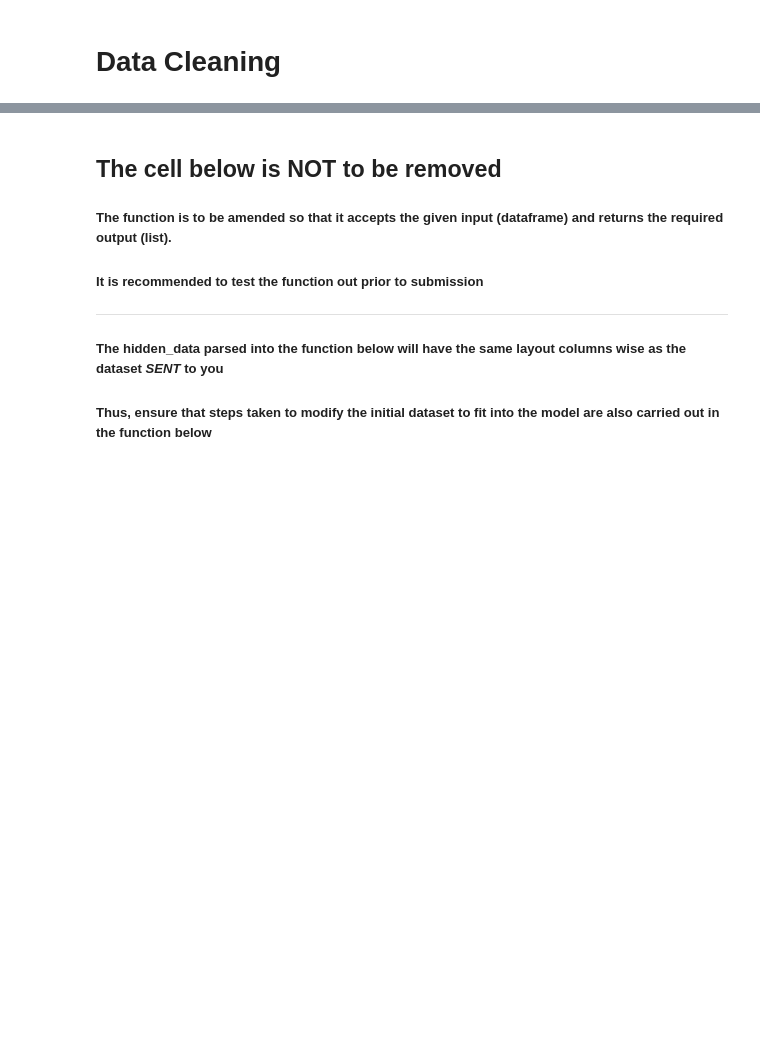
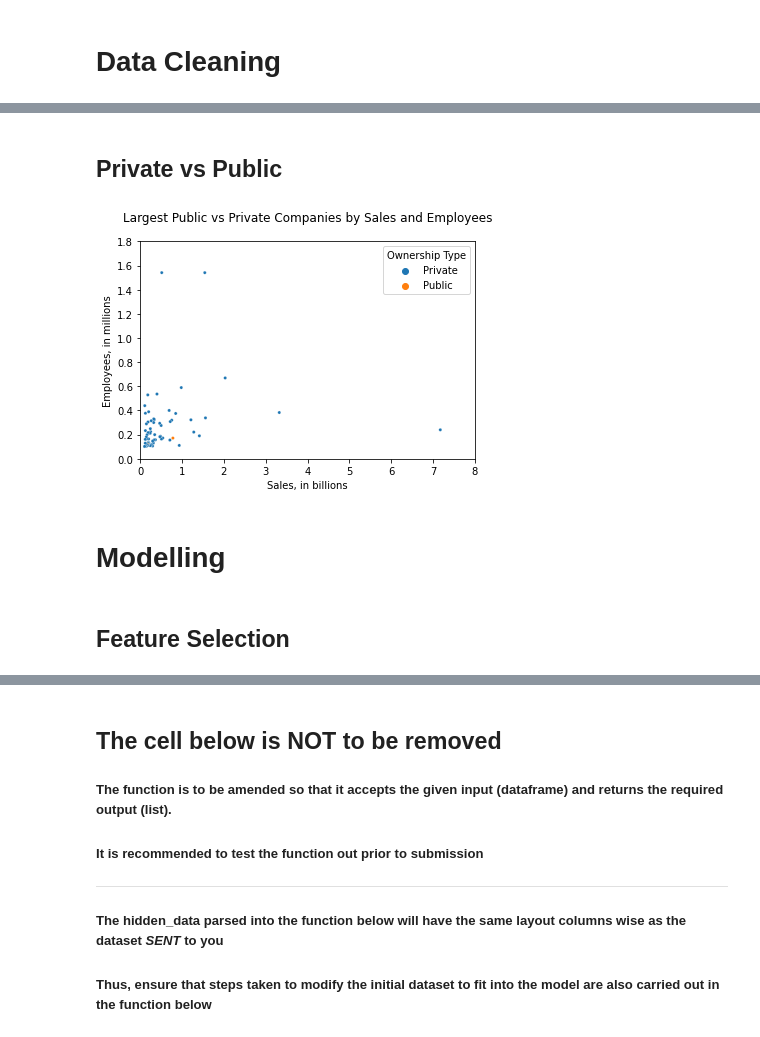
Before and after one commit to LEPK02/LEPK02-NUS-SDS-Datathon-Champion, a Jupyter notebook: NUS_DATATHON_CHAMPION_TEAM NAME.ipynb, the cells around one changed output, grey strips where cells are left out. Saved outputs shown, nothing was run; the diff lists cells and outputs as text; code cells hidden in the pictures; blank space fills up the shorter version.

```diff
--- a/NUS_DATATHON_CHAMPION_TEAM NAME.ipynb
+++ b/NUS_DATATHON_CHAMPION_TEAM NAME.ipynb
@@ -85,0 +143,38 @@ df_main[df_main['Parent Company'] == 'WILMAR SHIP HOLDINGS PTE. LTD.']
+# %% [markdown]
+## Private vs Public
+# %%
+df_private_public = df_companies_sum[['Global Ultimate Company', 'Sales (Overall Ultimate Total USD)']] \
+    .join(df_companies_avg.set_index('Global Ultimate Company'), on='Global Ultimate Company') \
+    .join(
+        df_main[['Global Ultimate Company', 'Ownership Type']].set_index('Global Ultimate Company'),
+        on='Global Ultimate Company'
+    ).drop_duplicates(subset='Global Ultimate Company')
+df_private_public_top = df_private_public[
+    (df_private_public['Sales (Overall Ultimate Total USD)'] >= 1e11) &
+    (df_private_public['Employees (Overall Ultimate Total)'] >= 1e5)
+]
+
+g = sns.scatterplot(
+    data=df_private_public_top,
+    x="Sales (Overall Ultimate Total USD)",
+    y="Employees (Overall Ultimate Total)",
+    hue="Ownership Type",
+    s=10
+)
+
+g.set_xticks(g.get_xticks().tolist())
+g.set_xticklabels(['{:.0f}'.format(x) for x in g.get_xticks()/1e12])
+g.set_yticks(g.get_yticks().tolist())
+g.set_yticklabels(['{:.1f}'.format(x) for x in g.get_yticks()/1e6])
+
+plt.gca().set_xlim(left=0)
+plt.xlabel("Sales, in billions")
+plt.ylabel("Employees, in millions")
+g.set_title(f"Largest Public vs Private Companies by Sales and Employees", pad=20)
+plt.show()
+# %% [output]
+[figure, added]
+# %% [markdown]
+# Modelling
+# %% [markdown]
+## Feature Selection
```
Also changed, not shown: parts of 11 cells of this notebook.
